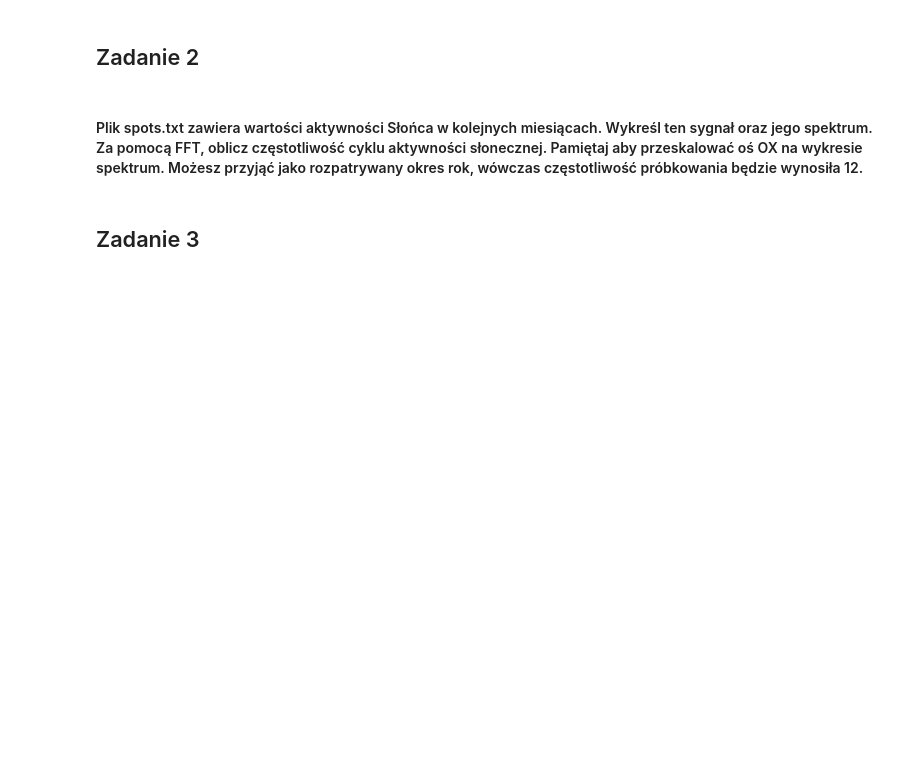
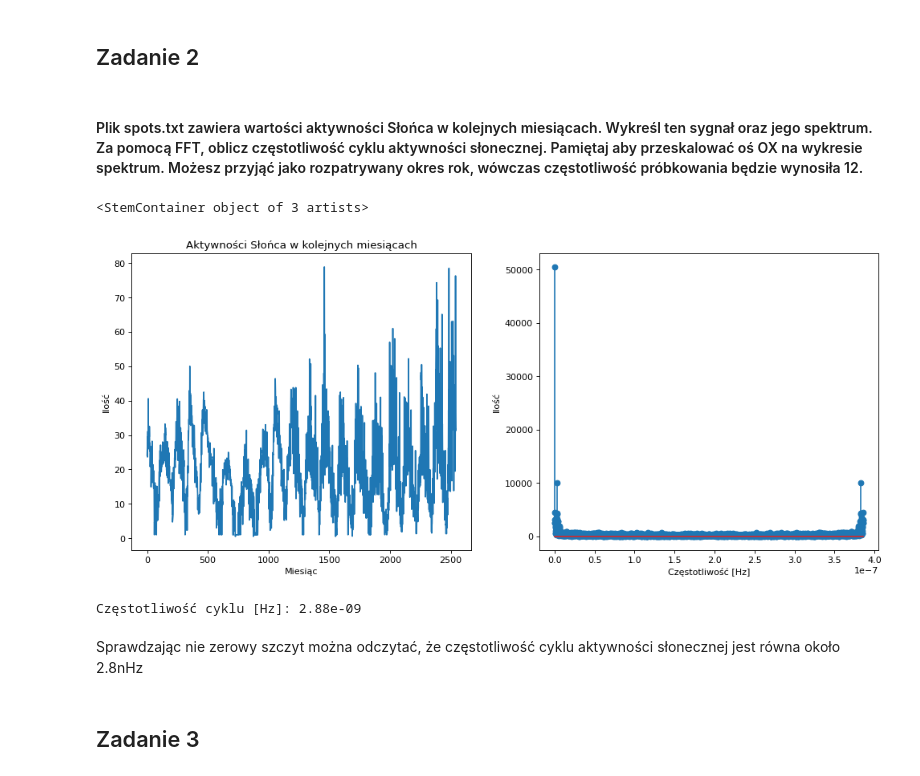
Before and after one commit to M4tof/KCK, a Jupyter notebook: zad3/signals.ipynb, the cells around one changed output. Drawn from its saved outputs; the diff is of its cells as text; code cells hidden in the pictures; blank space fills up the shorter version.

```diff
--- a/zad3/signals.ipynb
+++ b/zad3/signals.ipynb
@@ -251,6 +292,40 @@ plot_FFT(F=1,w=100,LP=1)
 ## Zadanie 2
 # %% [markdown]
 #### Plik spots.txt zawiera wartości aktywności Słońca w kolejnych miesiącach. Wykreśl ten sygnał oraz jego spektrum. Za pomocą FFT, oblicz częstotliwość cyklu aktywności słonecznej. Pamiętaj aby przeskalować oś OX na wykresie spektrum. Możesz przyjąć jako rozpatrywany okres rok, wówczas częstotliwość próbkowania będzie wynosiła 12.
+# %%
+DANE=[float(x) for x in open('spots.txt').read().split()]
+
+signal1 = fft.fft(DANE) #transformowany
+signal1 = abs(signal1) # moduł
+
+w = 1/(24*30*3600)
+n = len(DANE)
+
+freqs = np.linspace(0,w,n)
+
+fig = plt.figure(figsize=(15, 6), dpi=80)
+ax = fig.add_subplot(121)
+plt.title('Aktywności Słońca w kolejnych miesiącach')
+plt.ylabel('Ilość')
+plt.xlabel('Miesiąc')
+ax.plot(DANE)
+
+ax = fig.add_subplot(122)
+ymax = max(signal1)
+ax.set_xlabel("Częstotliwość [Hz]")
+ax.set_ylabel("Ilość")
+
+stem(freqs, signal1, '-*')
+# %% [output]
+<StemContainer object of 3 artists>
+[figure, added]
+# %%
+occ, _ = freqs[1:][signal1[1:] > 5000]
+print(f'Częstotliwość cyklu [Hz]: {occ:.2e}')
+# %% [output]
+Częstotliwość cyklu [Hz]: 2.88e-09
+# %% [markdown]
+Sprawdzając nie zerowy szczyt można odczytać, że częstotliwość cyklu aktywności słonecznej jest równa około 2.8nHz
 # %% [markdown]
 ## Zadanie 3
 # %% [markdown]
```
Also changed, not shown: parts of 7 cells of this notebook, 5 other files.
